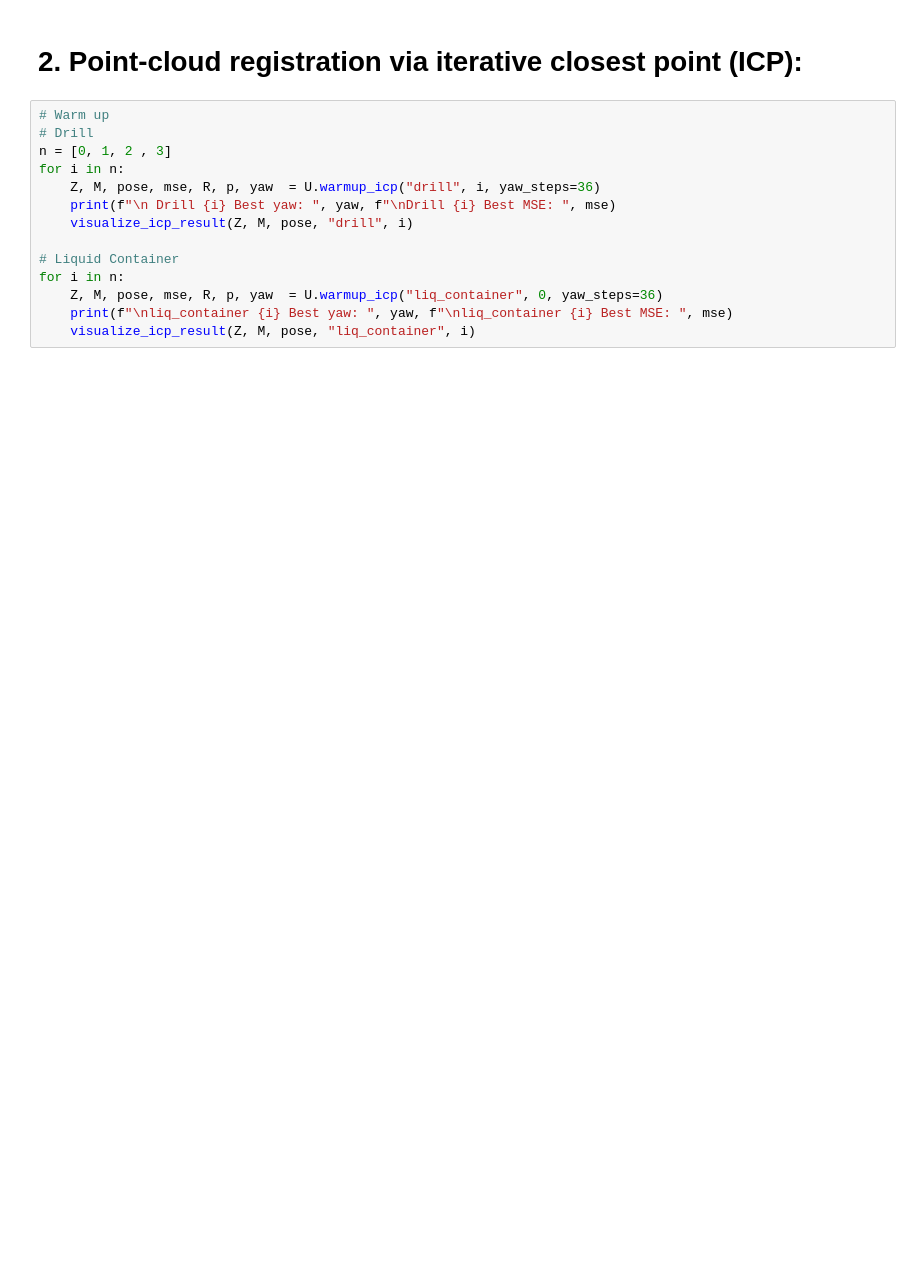
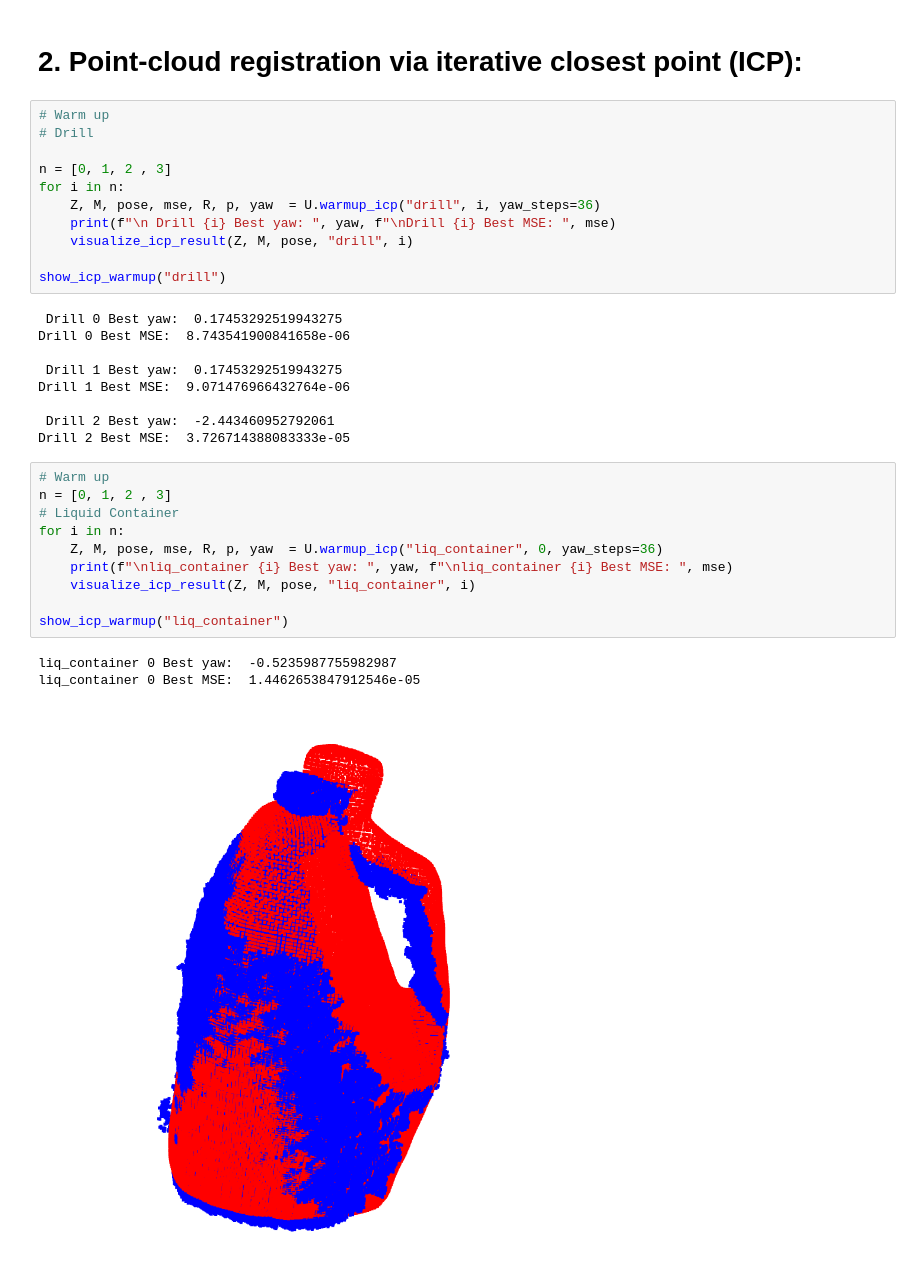
Before and after one commit to danielochen/ECE276A_PR2, a Jupyter notebook: code/main.ipynb, the cells around one changed output. Drawn from its saved outputs; the diff is of its cells as text; blank space fills up the shorter version.

```diff
--- a/code/main.ipynb
+++ b/code/main.ipynb
@@ -66,15 +42,35 @@ lidar_ranges shape: (1081, 4785)
 # %%
 # Warm up
 # Drill
+
 n = [0, 1, 2 , 3]
 for i in n:
     Z, M, pose, mse, R, p, yaw  = U.warmup_icp("drill", i, yaw_steps=36)
     print(f"\n Drill {i} Best yaw: ", yaw, f"\nDrill {i} Best MSE: ", mse)
     visualize_icp_result(Z, M, pose, "drill", i)
 
-# Liquid Container
-for i in n:
-    Z, M, pose, mse, R, p, yaw  = U.warmup_icp("liq_container", 0, yaw_steps=36)
-    print(f"\nliq_container {i} Best yaw: ", yaw, f"\nliq_container {i} Best MSE: ", mse)
-    visualize_icp_result(Z, M, pose, "liq_container", i)
+show_icp_warmup("drill")
+# %% [output]
+ Drill 0 Best yaw:  0.17453292519943275
+Drill 0 Best MSE:  8.743541900841658e-06
+
+ Drill 1 Best yaw:  0.17453292519943275
+Drill 1 Best MSE:  9.071476966432764e-06
+
+ Drill 2 Best yaw:  -2.443460952792061
+Drill 2 Best MSE:  3.726714388083333e-05
+# %%
+# Warm up
+n = [0, 1, 2 , 3]
+# Liquid Container
+for i in n:
+    Z, M, pose, mse, R, p, yaw  = U.warmup_icp("liq_container", 0, yaw_steps=36)
+    print(f"\nliq_container {i} Best yaw: ", yaw, f"\nliq_container {i} Best MSE: ", mse)
+    visualize_icp_result(Z, M, pose, "liq_container", i)
+
+show_icp_warmup("liq_container")
+# %% [output]
+liq_container 0 Best yaw:  -0.5235987755982987
+liq_container 0 Best MSE:  1.4462653847912546e-05
+[figure, added]
 # %%
```
Also changed, not shown: parts of 7 cells of this notebook, 48 other files.
